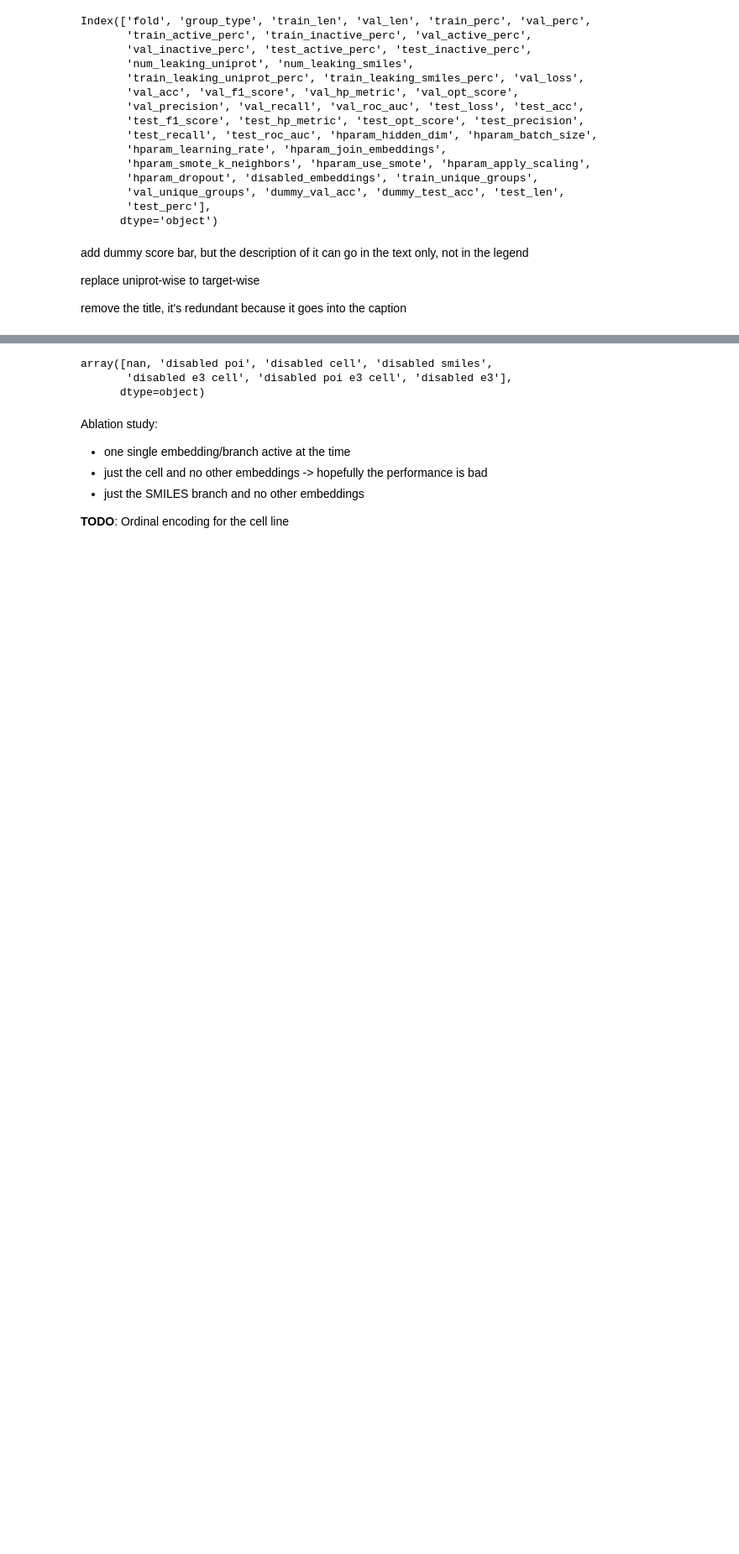
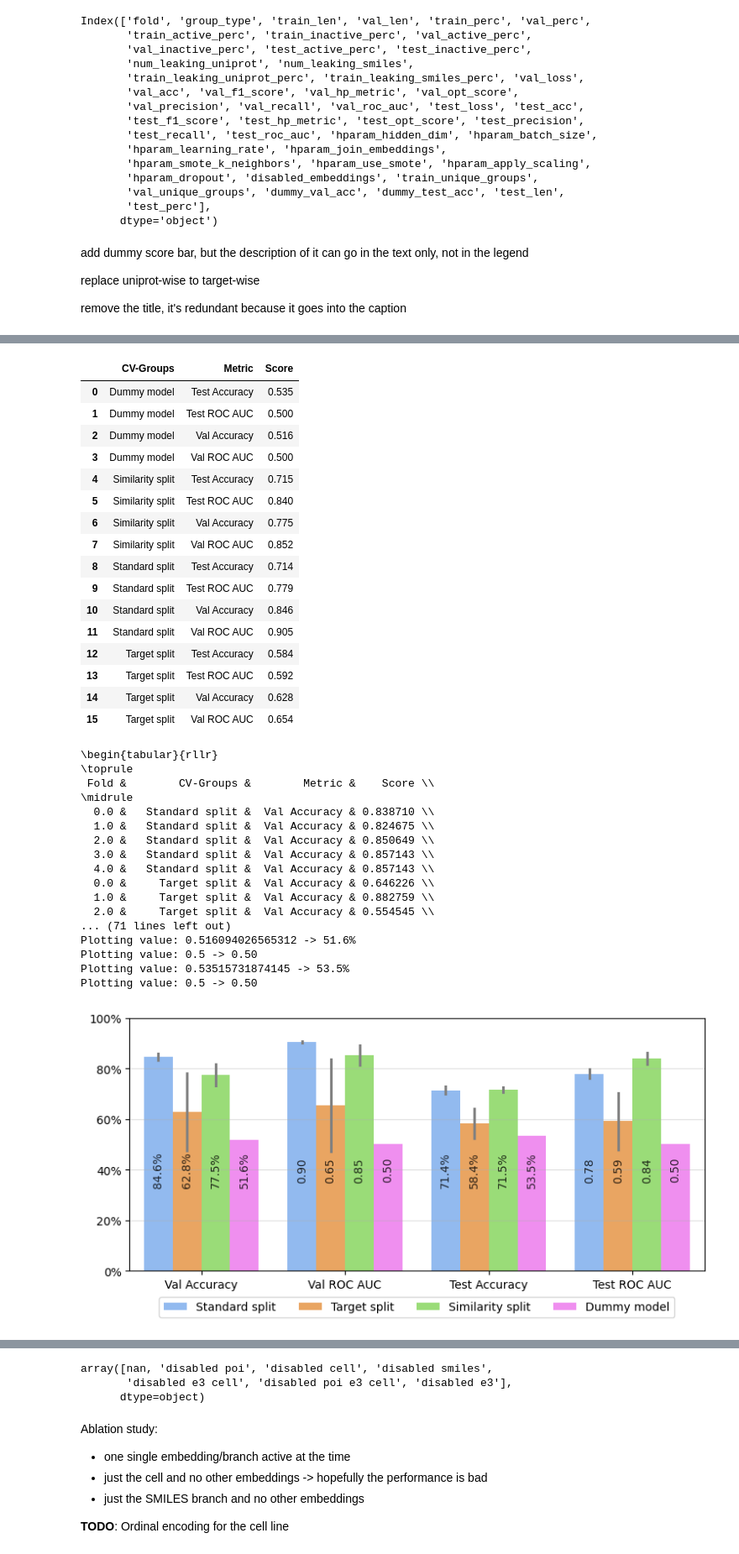
Before and after one commit to ribesstefano/PROTAC-Degradation-Predictor, a Jupyter notebook: notebooks/plotting_dragradation_activity_performance.ipynb, the cells around one changed output, grey strips where cells are left out. Shown at 84% size. Saved outputs shown, nothing was run; the diff lists cells and outputs as text; code cells hidden in the pictures; blank space fills up the shorter version.

```diff
--- a/notebooks/plotting_dragradation_activity_performance.ipynb
+++ b/notebooks/plotting_dragradation_activity_performance.ipynb
@@ -1221,40 +1240,44 @@ def plot_report(report_df, title=None):
         palette=sns.color_palette(adjusted_palette, len(adjusted_palette)),
     )
 
-    # num_data = len(protac_df[protac_df['Active'].notna()])
-    # plt.title(f'Activity prediction on {n_splits}-fold cross-validation and separate test set')
+    print(tmp.to_latex(index=False))
+
     if title is not None:
         plt.title(title)
-    # else:
-    #     plt.title(f'Activity prediction performance on {n_splits}-fold cross-validation')
 
     plt.grid(axis='y', alpha=0.4)
     # Set y-axis to end at 1.0
     plt.ylim(0, 1.0)
     # Make the y-axis as percentage
     plt.gca().yaxis.set_major_formatter(plt.matplotlib.ticker.PercentFormatter(1, decimals=0))
-    # Plot the legend external on the left side of the plot
-    # plt.legend(loc='center left', bbox_to_anchor=(1, 0.5))
-
     # Plot the legend below the x-axis, outside the plot, and divided in two columns
     plt.legend(loc='upper center', bbox_to_anchor=(0.5, -0.08), ncol=4)
 
     # For each bar, add the rotated value (as percentage), inside the bar
     for i, p in enumerate(plt.gca().patches):
+        # TODO: For some reasons, there are 4 additional rectangles being
+        # plotted... I suspect it's because the dummy_df doesn't have the same
+        # shape as the df containing all the evaluation data...
+        if p.get_height() < 0.01:
+            continue
         if i % 2 == 0:
             value = '{:.1f}%'.format(100 * p.get_height())
         else:
             value = '{:.2f}'.format(p.get_height())
+
+        print(f'Plotting value: {p.get_height()} -> {value}')
         x = p.get_x() + p.get_width() / 2
         y = 0.4 # p.get_height() - p.get_height() / 2
         plt.annotate(value, (x, y), ha='center', va='center', color='black', fontsize=10, rotation=90, alpha=0.8)
 
     plt.tight_layout()
-    # Rotate x-axis labels to 90 degrees
-    # plt.xticks(rotation=90)
     # Remove axis labels
     plt.xlabel('')
     plt.ylabel('')
     plt.savefig('genlife_poster_performance.pdf', bbox_inches='tight')
     plt.savefig('stefano_performance_plot.pdf', bbox_inches='tight')
     plt.show()
+
+tmp = report[report['disabled_embeddings'].isna()]
+plot_report(tmp)
+# %% [output]
@@ -1260,0 +1301,35 @@ def plot_report(report_df, title=None):
+|  | CV-Groups | Metric | Score |
+| 0 | Dummy model | Test Accuracy | 0.535 |
+| 1 | Dummy model | Test ROC AUC | 0.500 |
+| 2 | Dummy model | Val Accuracy | 0.516 |
+| 3 | Dummy model | Val ROC AUC | 0.500 |
+| 4 | Similarity split | Test Accuracy | 0.715 |
+| 5 | Similarity split | Test ROC AUC | 0.840 |
+| 6 | Similarity split | Val Accuracy | 0.775 |
+| 7 | Similarity split | Val ROC AUC | 0.852 |
+| 8 | Standard split | Test Accuracy | 0.714 |
+| 9 | Standard split | Test ROC AUC | 0.779 |
+| 10 | Standard split | Val Accuracy | 0.846 |
+| 11 | Standard split | Val ROC AUC | 0.905 |
+| 12 | Target split | Test Accuracy | 0.584 |
+| 13 | Target split | Test ROC AUC | 0.592 |
+| 14 | Target split | Val Accuracy | 0.628 |
+| 15 | Target split | Val ROC AUC | 0.654 |
+\begin{tabular}{rllr}
+\toprule
+ Fold &        CV-Groups &        Metric &    Score \\
+\midrule
+  0.0 &   Standard split &  Val Accuracy & 0.838710 \\
+  1.0 &   Standard split &  Val Accuracy & 0.824675 \\
+  2.0 &   Standard split &  Val Accuracy & 0.850649 \\
+  3.0 &   Standard split &  Val Accuracy & 0.857143 \\
+  4.0 &   Standard split &  Val Accuracy & 0.857143 \\
+  0.0 &     Target split &  Val Accuracy & 0.646226 \\
+  1.0 &     Target split &  Val Accuracy & 0.882759 \\
+  2.0 &     Target split &  Val Accuracy & 0.554545 \\
+... (71 lines left out)
+Plotting value: 0.516094026565312 -> 51.6%
+Plotting value: 0.5 -> 0.50
+Plotting value: 0.53515731874145 -> 53.5%
+Plotting value: 0.5 -> 0.50
+[figure, added]
```
Also changed, not shown: parts of 7 cells of this notebook, 19 other files.
